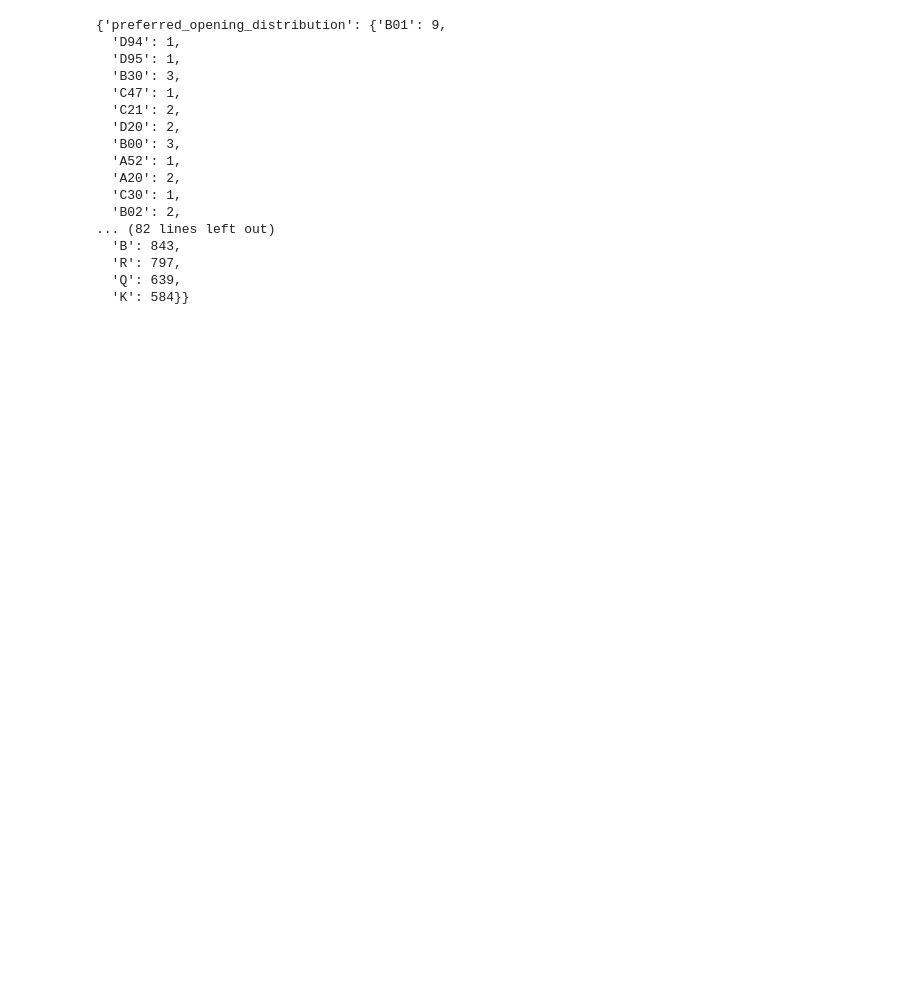
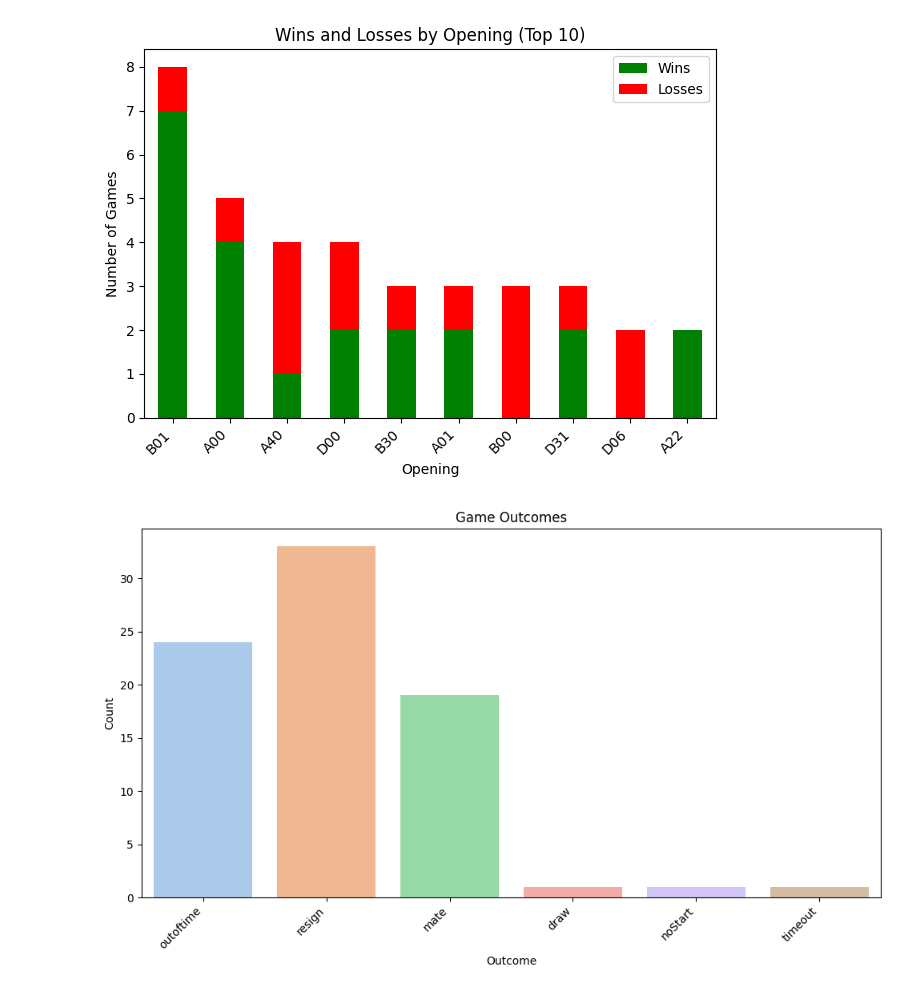
Before and after one commit to MrCabss69/licheats, a Jupyter notebook: test_module.ipynb, the cells around one changed output. Cells and saved outputs as stored; diff of their text form; code cells hidden in the pictures; blank space fills up the shorter version.

```diff
--- a/test_module.ipynb
+++ b/test_module.ipynb
@@ -1,13 +199,6 @@
 # %%
-from licheats import Client
+PLAYER_USERNAME = 'Fieber69'
 client = Client()
-
-player = client.get_player('Fieber69')
-player
-
-
-games = client.get_games('Fieber69')
-games
-
-client.save_player(player)
-client.save_games(games)
+player, games = get_player_games(client, PLAYER_USERNAME)
+# client.save_player(player)
+# client.save_games(games)
@@ -85,20 +205,12 @@ stats = analyze_games(games)
-# %%
-stats
-# %% [output]
-{'preferred_opening_distribution': {'B01': 9,
-  'D94': 1,
-  'D95': 1,
-  'B30': 3,
-  'C47': 1,
-  'C21': 2,
-  'D20': 2,
-  'B00': 3,
-  'A52': 1,
-  'A20': 2,
-  'C30': 1,
-  'B02': 2,
-... (82 lines left out)
-  'B': 843,
-  'R': 797,
-  'Q': 639,
-  'K': 584}}
+# %%
+stats = analyze_games(player, games)
+plot_opening_wins_losses(stats)
+plot_game_outcomes(stats)
+plot_piece_movements(stats)
+plot_castling_results(stats)
+plot_rating_progression(stats)
+plot_time_control_distribution(stats)
+plot_win_rate_by_color(stats)
+# %% [output]
+[figure, added]
+[figure, added]
```
Also changed, not shown: parts of 6 cells of this notebook, 4 other files.
